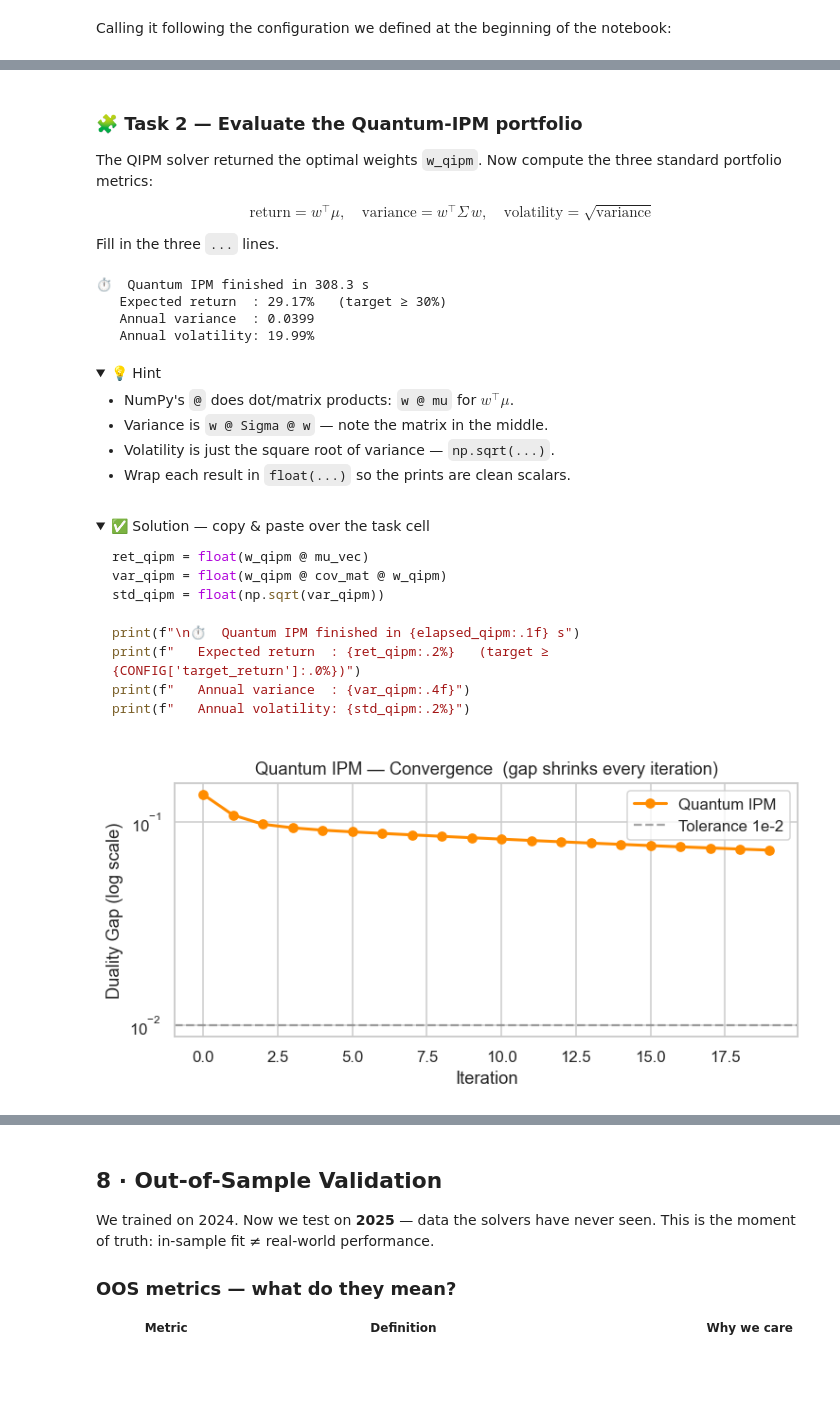
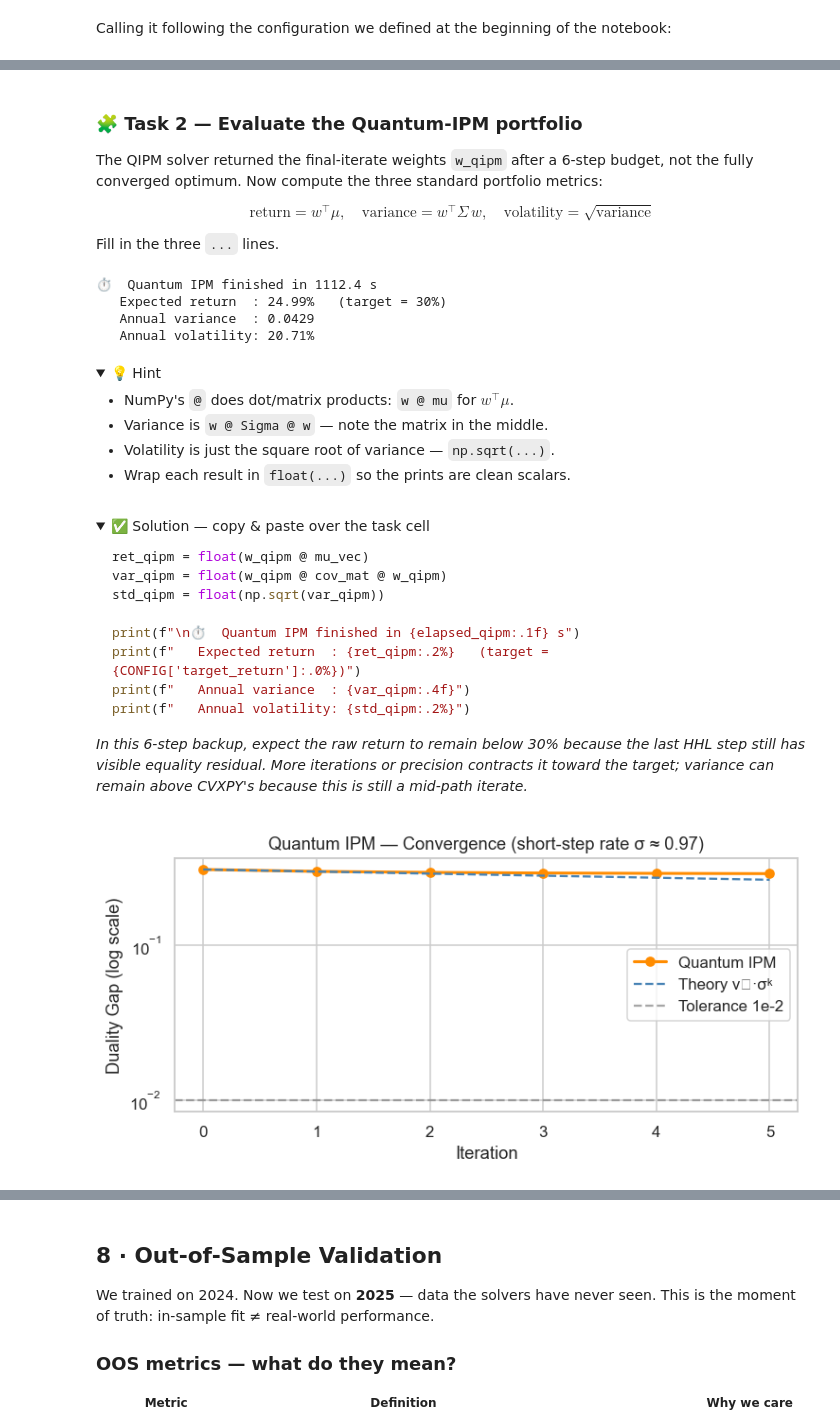
Before and after one commit to Nadav138/QApp, a Jupyter notebook: workshop/quantum_portfolio_tutorial.ipynb, the cells around one changed output, grey strips where cells are left out. Saved outputs shown, nothing was run; the diff lists cells and outputs as text; code cells hidden in the pictures; folded sections open; blank space fills up the shorter version.

````diff
--- a/workshop/quantum_portfolio_tutorial.ipynb
+++ b/workshop/quantum_portfolio_tutorial.ipynb
@@ -367,17 +369,31 @@ last_qc = None   # global — most recent HHL circuit, for visualisation
 def quantum_newton_solver(K_mat, r_vec, n_clk=4, pad_eig=0.1):
     """
     Simulated HHL-style solver for the linear system  K @ dz = r.
+    Symmetric input is used as-is; non-symmetric K is embedded in
+    sym(K)=[[0,K],[Kᵀ,0]] (paper §6.1), with the solution read from the
+    second block.
 
     Parameters
     ----------
-    K_mat   : (d, d) matrix (symmetrised internally)
+    K_mat   : (d, d) matrix
     r_vec   : (d,)  right-hand side
     n_clk   : QPE clock qubits (precision ≈ 2^{-n_clk})
     pad_eig : small diagonal padding to keep eigenvalues away from 0
     """
     global last_qc
 
-    K_herm  = (K_mat + K_mat.T) / 2     # Guarantees Hermitian
+    # HHL needs a Hermitian matrix. The §3 KKT already is; the IPM's Newton
+    # matrix (Eq. 6) is not, so we use the paper's Hermitian dilation (§6.1):
+    # sym(K) = [[0, K], [Kᵀ, 0]].  Solving sym(K)·[u₁;u₂] = [r;0] gives
+    # K·u₂ = r — the solution is the SECOND block.
+    d_in = K_mat.shape[0]
+    if np.allclose(K_mat, K_mat.T):
+        K_herm, sol_off = K_mat, 0
+    else:
+        Z       = np.zeros((d_in, d_in))
+        K_herm  = np.block([[Z, K_mat], [K_mat.T, Z]])
+        r_vec   = np.concatenate([r_vec, np.zeros(d_in)])
+        sol_off = d_in
     dim     = len(K_herm)
     n_sys   = int(np.ceil(np.log2(dim)))
     dim_pad = 2 ** n_sys
@@ -389,7 +405,7 @@ def quantum_newton_solver(K_mat, r_vec, n_clk=4, pad_eig=0.1):
     r_pad[:len(r_vec)] = r_vec
     r_norm = np.linalg.norm(r_pad)
     if r_norm < 1e-12:
-        return np.zeros(dim)
+        return np.zeros(dim - sol_off)
     r_normalized = r_pad / r_norm
 
     # Calibrate evolution time so max-eigenvalue phase < π/2
@@ -445,7 +461,7 @@ def quantum_newton_solver(K_mat, r_vec, n_clk=4, pad_eig=0.1):
     half_dim = 2 ** (n_sys + n_clk)
     raw_data = sv.data[half_dim: half_dim + dim_pad]
     dz       = np.real(raw_data)[:dim] * (r_norm / C)
-    return dz
+    return dz[sol_off:]
 
 
 print("✅  quantum_newton_solver defined")
@@ -941,15 +979,15 @@ print("✅  run_socp_quantum_ipm defined")
 # %% [markdown]
 Calling it following the configuration we defined at the beginning of the notebook:
 # %%
-print(f'print("Running Quantum IPM  (n_clk={CONFIG["quantum_hhl_n_clk"]}, 5 assets — expect ~5-10 min)\\n")')
+print(f"Running Quantum IPM  (n_clk={CONFIG['quantum_hhl_n_clk']}, {n} assets — expect a long run; pre-executed output recommended)\n")
 t_start = time.time()
 
 w_qipm, ipm_gaps = run_socp_quantum_ipm(
     mu_vec, M_mat,
     target_return     = CONFIG["target_return"],
     max_weight        = CONFIG["max_weight"],
-    max_iter          = 20,
-    tol               = 1e-2,   # relaxed from 1e-3: HHL noise (n_clk=4) floors the achievable gap here
+    max_iter          = 6,      # each Newton step = one 12-qubit HHL solve (measured ~203 s here)
+    tol               = 1e-2,   # not reachable in 6 short steps (needs ~112) — we verify the rate instead
     n_clk             = CONFIG["quantum_hhl_n_clk"],
     use_adaptive_step = CONFIG["quantum_ipm_use_adaptive_step"],
 )
@@ -975,7 +1015,7 @@ print("Running Quantum IPM  (n_clk=4, 5 assets — expect ~5-10 min)\n")
 # %% [markdown]
 ### 🧩 Task 2 — Evaluate the Quantum-IPM portfolio
 
-The QIPM solver returned the optimal weights `w_qipm`. Now compute the three standard portfolio metrics:
+The QIPM solver returned the final-iterate weights `w_qipm` after a 6-step budget, not the fully converged optimum. Now compute the three standard portfolio metrics:
 
 $$
 \text{return}     = w^\top \mu, \quad
@@ -991,14 +1031,14 @@ var_qipm = float(w_qipm @ cov_mat @ w_qipm)
 std_qipm = float(np.sqrt(var_qipm))
 
 print(f"\n⏱  Quantum IPM finished in {elapsed_qipm:.1f} s")
-print(f"   Expected return  : {ret_qipm:.2%}   (target ≥ {CONFIG['target_return']:.0%})")
+print(f"   Expected return  : {ret_qipm:.2%}   (target = {CONFIG['target_return']:.0%})")
 print(f"   Annual variance  : {var_qipm:.4f}")
 print(f"   Annual volatility: {std_qipm:.2%}")
 # %% [output]
-⏱  Quantum IPM finished in 308.3 s
-   Expected return  : 29.17%   (target ≥ 30%)
-   Annual variance  : 0.0399
-   Annual volatility: 19.99%
+⏱  Quantum IPM finished in 1112.4 s
+   Expected return  : 24.99%   (target = 30%)
+   Annual variance  : 0.0429
+   Annual volatility: 20.71%
 # %% [markdown]
 <details>
 <summary>💡 Hint</summary>
@@ -1019,22 +1059,27 @@ var_qipm = float(w_qipm @ cov_mat @ w_qipm)
 std_qipm = float(np.sqrt(var_qipm))
 
 print(f"\n⏱  Quantum IPM finished in {elapsed_qipm:.1f} s")
-print(f"   Expected return  : {ret_qipm:.2%}   (target ≥ {CONFIG['target_return']:.0%})")
+print(f"   Expected return  : {ret_qipm:.2%}   (target = {CONFIG['target_return']:.0%})")
 print(f"   Annual variance  : {var_qipm:.4f}")
 print(f"   Annual volatility: {std_qipm:.2%}")
 ```
 
+*In this 6-step backup, expect the raw return to remain below 30% because the last HHL step still has visible equality residual. More iterations or precision contracts it toward the target; variance can remain above CVXPY's because this is still a mid-path iterate.*
+
 </details>
 # %%
 fig, ax = plt.subplots(figsize=(7, 3.5))
-ax.semilogy(ipm_gaps, marker="o", color="darkorange", linewidth=2, label="Quantum IPM")
+k = np.arange(len(ipm_gaps))
+sigma_th = 1 - 0.1/np.sqrt(1 + 2*n)
+ax.semilogy(k, ipm_gaps, marker="o", color="darkorange", linewidth=2, label="Quantum IPM")
+ax.semilogy(k, ipm_gaps[0] * sigma_th**k, linestyle="--", color="steelblue", label="Theory ν₀·σᵏ")
 ax.axhline(1e-2, color="gray", linestyle="--", alpha=0.7, label="Tolerance 1e-2")
 ax.set_xlabel("Iteration")
 ax.set_ylabel("Duality Gap (log scale)")
-ax.set_title("Quantum IPM — Convergence  (gap shrinks every iteration)")
+ax.set_title("Quantum IPM — Convergence (short-step rate σ ≈ 0.97)")
 ax.legend()
 plt.tight_layout()
 plt.show()
 # %% [output]
-[figure, old version]
+[figure, new version]
 # %% [markdown]
````
Also changed, not shown: parts of 23 cells of this notebook, 2 other files.
